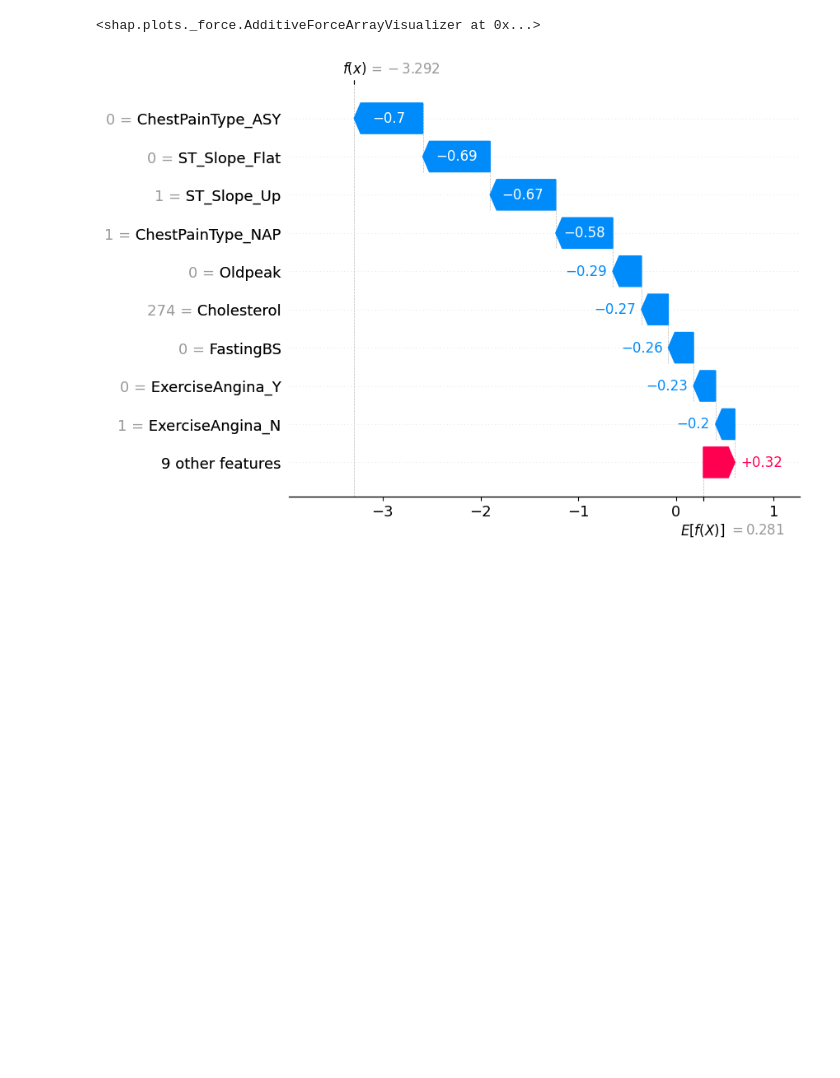
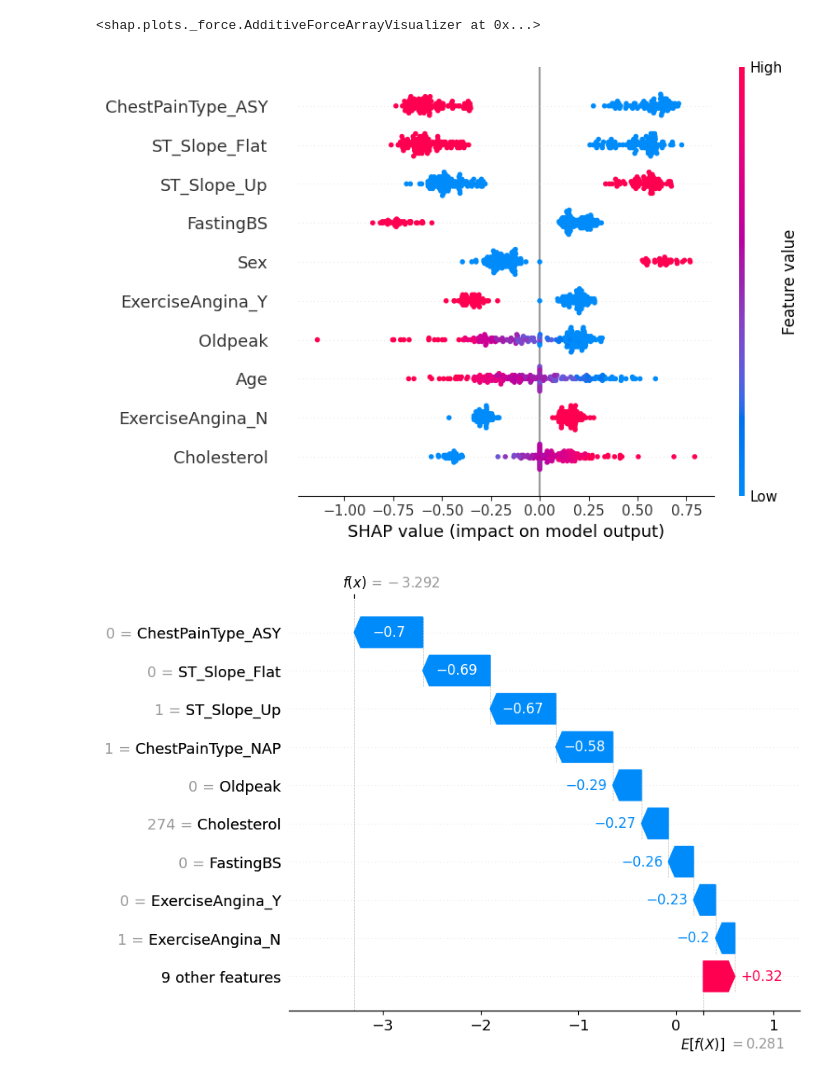
Before and after one commit to XueningD65/TriageAssist, a Jupyter notebook: model_explain_FI_HTML.ipynb, the cells around one changed output. Saved outputs shown, nothing was run; the diff lists cells and outputs as text; code cells hidden in the pictures; blank space fills up the shorter version.

```diff
--- a/model_explain_FI_HTML.ipynb
+++ b/model_explain_FI_HTML.ipynb
@@ -216,6 +218,10 @@ shap.force_plot(explainer.expected_value[0], shap_values[0], X_test, link="logit
 <shap.plots._force.AdditiveForceArrayVisualizer at 0x...>
 # %%
 shap.decision_plot(explainer.expected_value[0], shap_values[0][0,:], X_test.iloc[0,:], link = 'logit')
+# %%
+shap.summary_plot(shap_values[0], X_test, max_display = 10)
+# %% [output]
+[figure, added]
 # %%
 classifier.fit(X_train, y_train)
 
```
Also changed, not shown: parts of 9 cells of this notebook, 4 other files.
